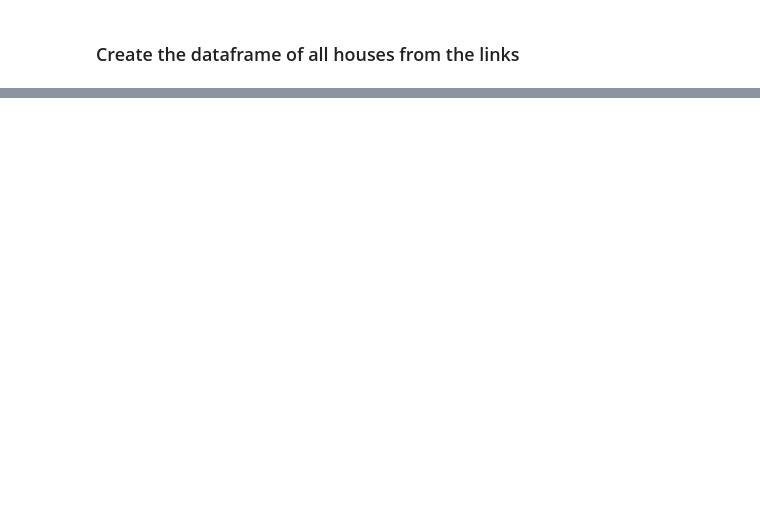
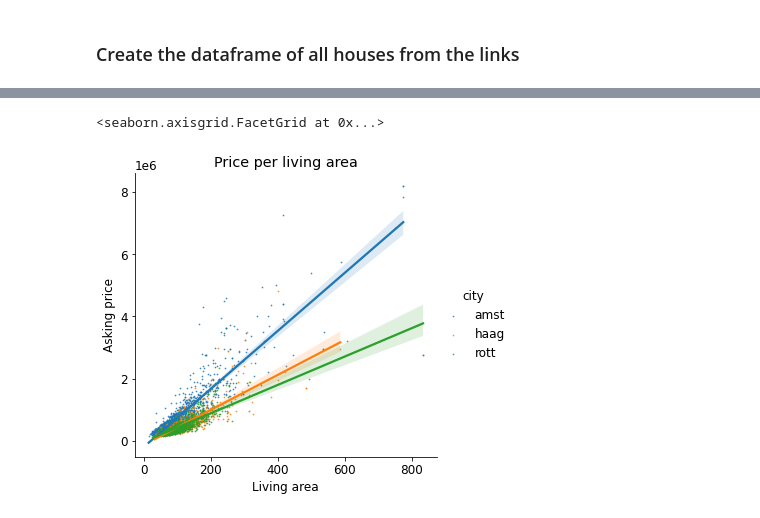
Before and after one commit to RedOrBlueP1ll/datamadness33, a Jupyter notebook: funda_scraper.ipynb, the cells around one changed output, grey strips where cells are left out. Cells and saved outputs as stored; diff of their text form; code cells hidden in the pictures; blank space fills up the shorter version.

```diff
--- a/funda_scraper.ipynb
+++ b/funda_scraper.ipynb
@@ -316,0 +743,6 @@ with pd.option_context('display.max_rows', 5,
+# %%
+lmplot = sns.lmplot(data=df, x='Living area', y='Asking price', hue='city', fit_reg=True, scatter_kws={"s": 0.5})
+lmplot.set(title='Price per living area')
+# %% [output]
+<seaborn.axisgrid.FacetGrid at 0x...>
+[figure, added]
```
Also changed, not shown: parts of 43 cells of this notebook, 4 other files.
